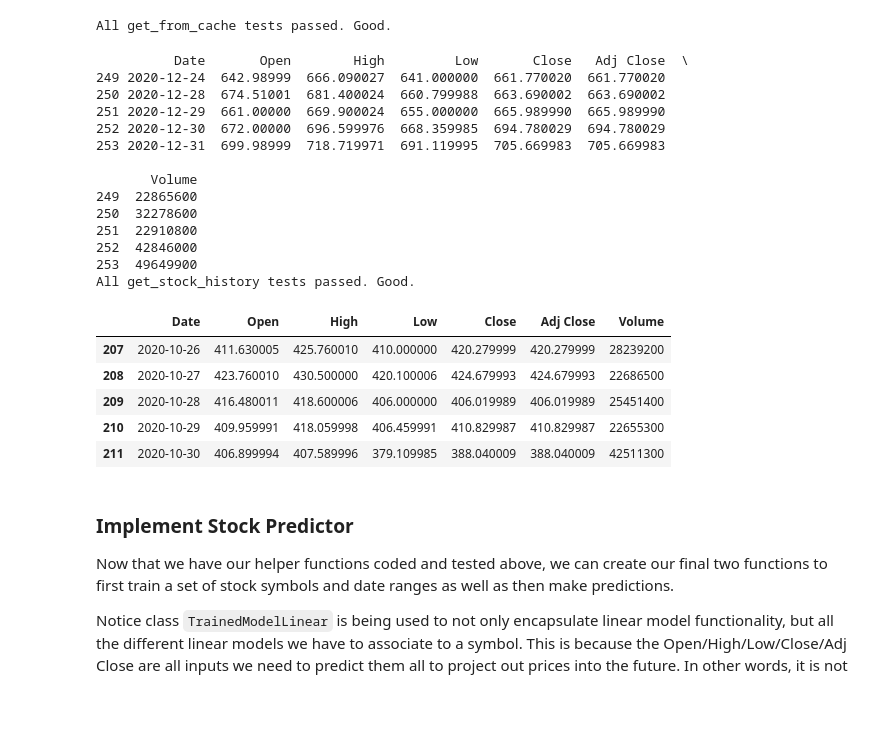
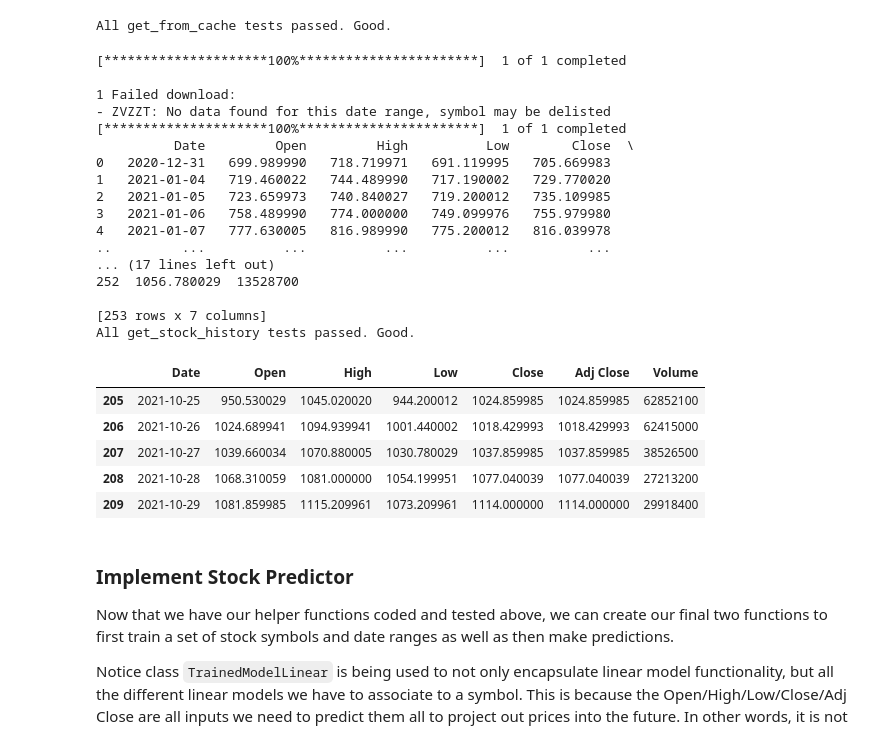
Before and after one commit to hmelendez001/Capstone-Project4-Udacity-Data-Scientist, a Jupyter notebook: Investment_and_Trading_Capstone.ipynb, the cells around one changed output. Drawn from its saved outputs; the diff is of its cells as text; code cells hidden in the pictures; blank space fills up the shorter version.

```diff
--- a/Investment_and_Trading_Capstone.ipynb
+++ b/Investment_and_Trading_Capstone.ipynb
@@ -932,7 +934,7 @@ def get_from_cache(symbol, from_date, to_date):
             return "Invalid symbol '{}' passed.".format(symbol), True, df_ret
         # Even if we have this symbol in our cache for today make sure the date range is within our cached date range
         if ((from_date < df_ret.Date.min()) or (to_date > df_ret.Date.max())):
-            return "Cached dates outside the range", False, df_ret
+            return "Cached dates [{} to {}] outside the given range [{} to {}]".format(df_ret.Date.min(), df_ret.Date.max(), from_date, to_date), False, df_ret
         return "", True, df_ret[(df_ret['Date'] >= from_date) & (df_ret['Date'] <= to_date)]
     return "", False, df_ret
 
@@ -974,54 +976,57 @@ def get_stock_history(symbol, from_date, to_date):
 
     # Call the API: Yahoo! Finance is not inclusive of the date ranges to subtract and add one day accordingly
     df_ret = yf.download(symbol, from_date + datetime.timedelta(days=-1), to_date + datetime.timedelta(days=1))
     df_ret = df_ret.reset_index()
 
     if (len(df_ret) == 0):
         error_msg = "Invalid symbol '{}' passed.".format(symbol)
 
     # Get today's date because we need to check our cache first
     today = datetime.datetime.today().strftime('%Y-%m-%d')
     key = today + "|" + symbol
 
     # Store it in the hash for next time we call it
     if key in stock_hash.keys():
         del stock_hash[key]
     stock_hash[key] = df_ret
 
     return error_msg, df_ret
 
 error_msg, df_ret = get_stock_history('ZVZZT', '2021-04-19', '9999-04-19')
 assert error_msg == "Invalid date range, to_date 9999-04-19 00:00:00 cannot be in the future or greater than today.", "Invalid date range did not return expected error msg: {}".format(error_msg)
-error_msg, df_ret = get_stock_history('ZVZZT', '2020-01-01', '2020-12-31')
+error_msg, df_ret = get_stock_history('ZVZZT', '2021-01-01', '2021-12-31')
 assert len(df_ret) == 0, "Did not expect ZVZZT to be a valid symbol with data"
-error_msg, df_ret = get_stock_history('TSLA', '2020-01-01', '2020-12-31')
+error_msg, df_ret = get_stock_history('TSLA', '2021-01-01', '2021-12-31')
 assert len(df_ret) > 0, "Expected TSLA to be a valid symbol with data"
-print(df_ret.tail())
-error_msg, df_ret = get_stock_history('TSLA', '2020-01-01', '2020-10-30')
+print(df_ret)
+error_msg, df_ret = get_stock_history('TSLA', '2021-01-01', '2021-10-30')
 assert len(df_ret) > 0, "Expected TSLA to be a valid symbol with data"
 print("All get_stock_history tests passed. Good.")
 df_ret.tail()
 # %% [output]
-          Date       Open        High         Low       Close   Adj Close  \
-249 2020-12-24  642.98999  666.090027  641.000000  661.770020  661.770020
-250 2020-12-28  674.51001  681.400024  660.799988  663.690002  663.690002
-251 2020-12-29  661.00000  669.900024  655.000000  665.989990  665.989990
-252 2020-12-30  672.00000  696.599976  668.359985  694.780029  694.780029
-253 2020-12-31  699.98999  718.719971  691.119995  705.669983  705.669983
+[*********************100%***********************]  1 of 1 completed
 
-       Volume
-249  22865600
-250  32278600
-251  22910800
-252  42846000
-253  49649900
+1 Failed download:
+- ZVZZT: No data found for this date range, symbol may be delisted
+[*********************100%***********************]  1 of 1 completed
+          Date         Open         High          Low        Close  \
+0   2020-12-31   699.989990   718.719971   691.119995   705.669983
+1   2021-01-04   719.460022   744.489990   717.190002   729.770020
+2   2021-01-05   723.659973   740.840027   719.200012   735.109985
+3   2021-01-06   758.489990   774.000000   749.099976   755.979980
+4   2021-01-07   777.630005   816.989990   775.200012   816.039978
+..         ...          ...          ...          ...          ...
+... (17 lines left out)
+252  1056.780029  13528700
+
+[253 rows x 7 columns]
 All get_stock_history tests passed. Good.
 |  | Date | Open | High | Low | Close | Adj Close | Volume |
-| 207 | 2020-10-26 | 411.630005 | 425.760010 | 410.000000 | 420.279999 | 420.279999 | 28239200 |
-| 208 | 2020-10-27 | 423.760010 | 430.500000 | 420.100006 | 424.679993 | 424.679993 | 22686500 |
-| 209 | 2020-10-28 | 416.480011 | 418.600006 | 406.000000 | 406.019989 | 406.019989 | 25451400 |
-| 210 | 2020-10-29 | 409.959991 | 418.059998 | 406.459991 | 410.829987 | 410.829987 | 22655300 |
-| 211 | 2020-10-30 | 406.899994 | 407.589996 | 379.109985 | 388.040009 | 388.040009 | 42511300 |
+| 205 | 2021-10-25 | 950.530029 | 1045.020020 | 944.200012 | 1024.859985 | 1024.859985 | 62852100 |
+| 206 | 2021-10-26 | 1024.689941 | 1094.939941 | 1001.440002 | 1018.429993 | 1018.429993 | 62415000 |
+| 207 | 2021-10-27 | 1039.660034 | 1070.880005 | 1030.780029 | 1037.859985 | 1037.859985 | 38526500 |
+| 208 | 2021-10-28 | 1068.310059 | 1081.000000 | 1054.199951 | 1077.040039 | 1077.040039 | 27213200 |
+| 209 | 2021-10-29 | 1081.859985 | 1115.209961 | 1073.209961 | 1114.000000 | 1114.000000 | 29918400 |
 # %% [markdown]
 ### Implement Stock Predictor
 Now that we have our helper functions coded and tested above, we can create our final two functions to first train a set of stock symbols and date ranges as well as then make predictions.
```
Also changed, not shown: parts of 28 cells of this notebook, 1 other file.
